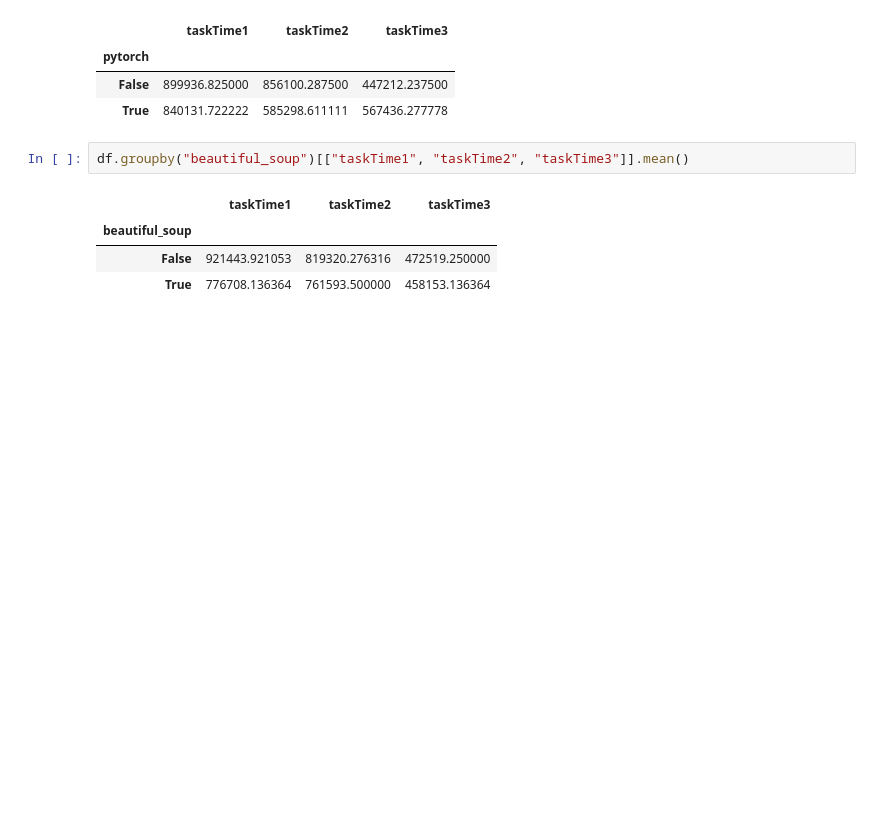
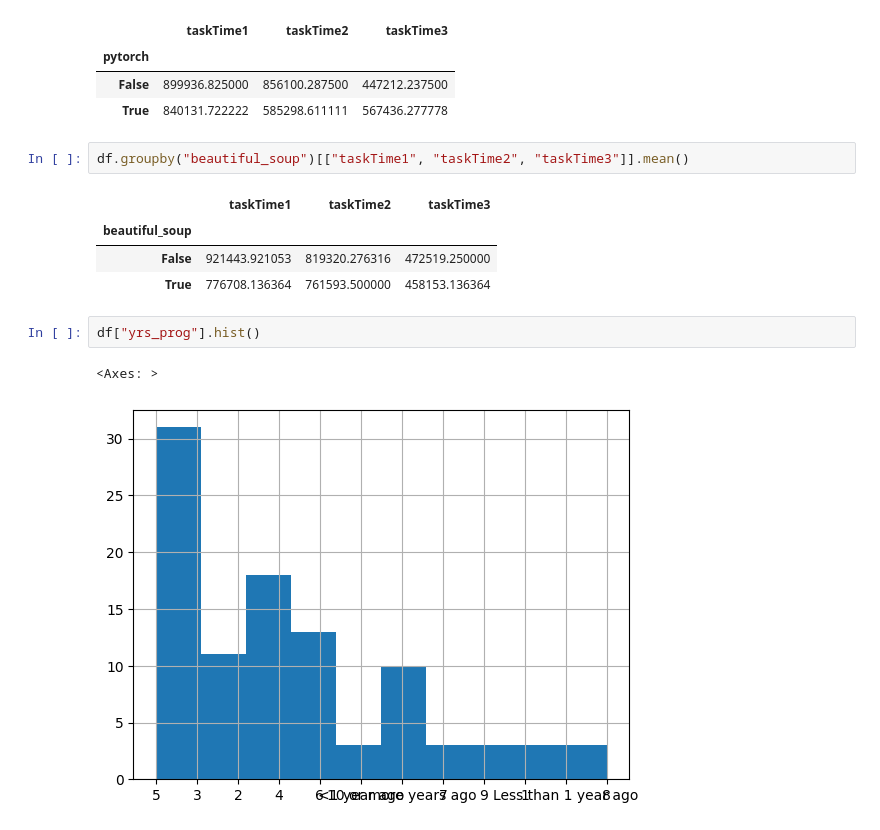
Before and after one commit to jcbym/translations-vlhcc26, a Jupyter notebook: jacob-2.ipynb, the cells around one changed output. Drawn from its saved outputs; the diff is of its cells as text; blank space fills up the shorter version.

```diff
--- a/jacob-2.ipynb
+++ b/jacob-2.ipynb
@@ -66,3 +85,8 @@ df.groupby("beautiful_soup")[["taskTime1", "taskTime2", "taskTime3"]].mean()
 | beautiful_soup |  |  |  |
 | False | 921443.921053 | 819320.276316 | 472519.250000 |
 | True | 776708.136364 | 761593.500000 | 458153.136364 |
+# %%
+df["yrs_prog"].hist()
+# %% [output]
+<Axes: >
+[figure, added]
```
Also changed, not shown: parts of 3 cells of this notebook, 3 other files.
